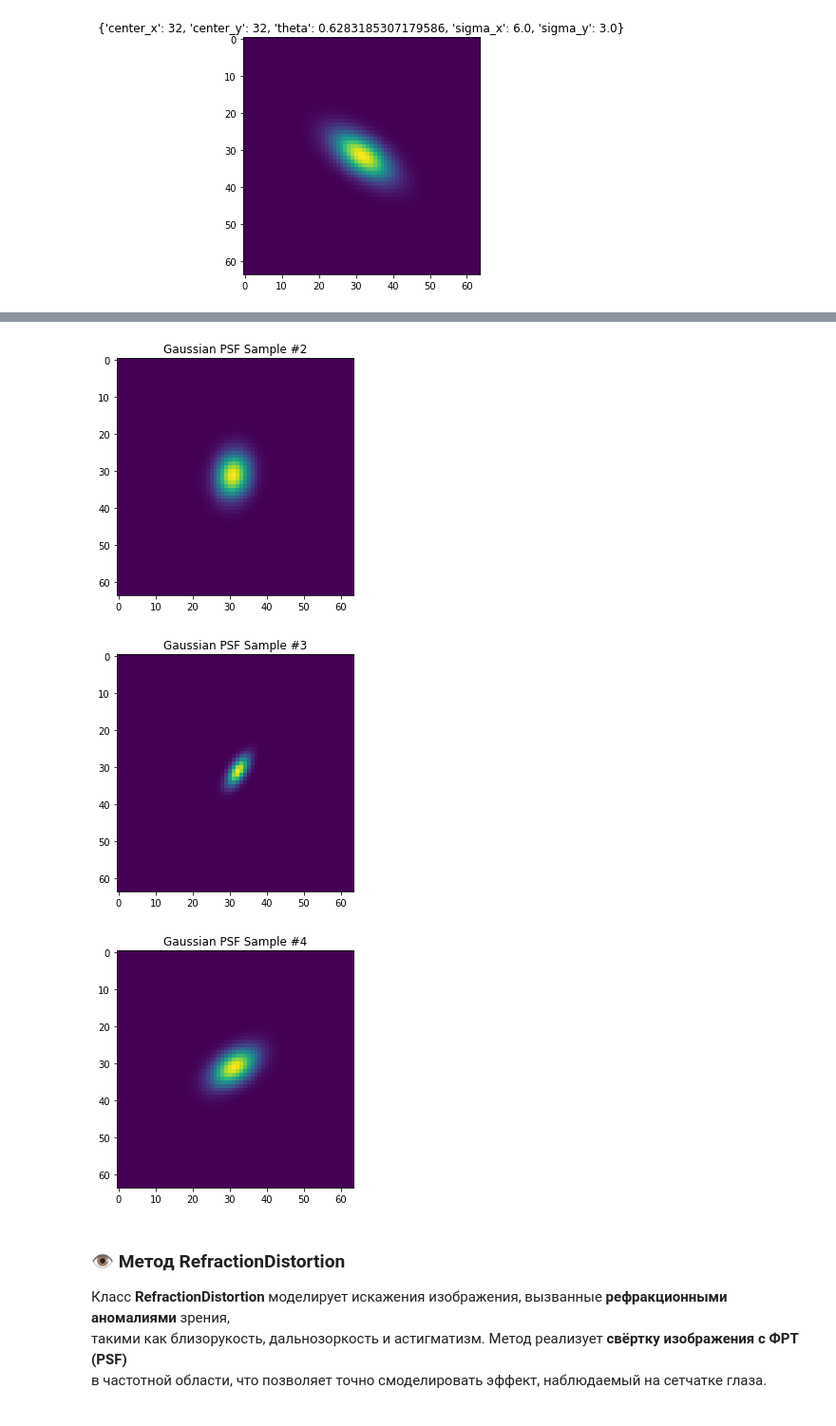
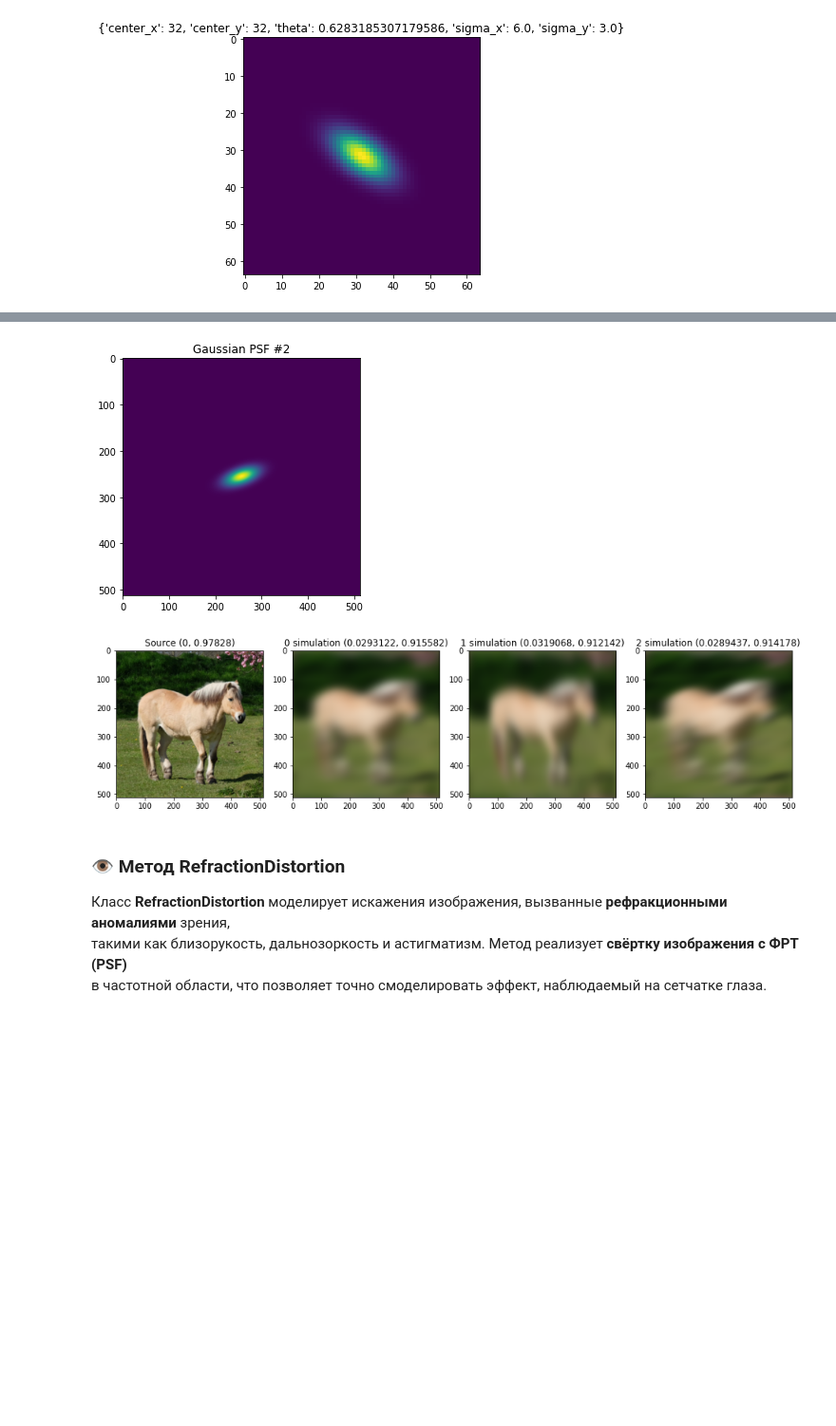
Before and after one commit to pyolimp/pyolimp, a Jupyter notebook: docs/source/notebooks/simulate.ipynb, the cells around one changed output, grey strips where cells are left out. Shown at 95% size. Cells and saved outputs as stored; diff of their text form; code cells hidden in the pictures; blank space fills up the shorter version.

```diff
--- a/docs/source/notebooks/simulate.ipynb
+++ b/docs/source/notebooks/simulate.ipynb
@@ -195,20 +219,33 @@ show_one(PSFGauss(64, 64)(**params3), f"{params3}")
 # %%
 from olimp.precompensation.nn.dataset.psf_gauss import PsfGaussDataset
+from olimp.simulate._demo_distortion import demo
 
 dataset = PsfGaussDataset(
-    width=64,
-    height=64,
-    center_x={"name": "uniform", "a": 31.0,  "b": 33.0},   # центр по X в пикселях от 0 до 63
-    center_y={"name": "uniform", "a": 31.0,  "b": 33.0},   # центр по Y в пикселях от 0 до 63
+    width=512,
+    height=512,
+    center_x={"name": "uniform", "a": 255.0,  "b": 257.0},   # центр по X в пикселях от 0 до 63
+    center_y={"name": "uniform", "a": 255.0,  "b": 257.0},   # центр по Y в пикселях от 0 до 63
     theta={"name": "uniform",   "a": 0.0,  "b": 180.0},   # угол поворота в градусах
-    sigma_x={"name": "uniform", "a": 1.0,  "b": 5.0},    # sigma по X в пикселях
-    sigma_y={"name": "uniform", "a": 1.0,  "b": 5.0},    # sigma по Y в пикселях
-    seed=42,
+    sigma_x={"name": "uniform", "a": 5.0,  "b": 25.0},    # sigma по X в пикселях
+    sigma_y={"name": "uniform", "a": 5.0,  "b": 25.0},    # sigma по Y в пикселях
+    seed=99,
     size=100
 )
 
-# 2) Берём первые N=5 через прямой доступ и визуализируем
-for idx in range(5):
-    psf = dataset[idx]       # Tensor shape (1, H, W)
-    show_one(psf[0], title=f"Gaussian PSF Sample #{idx}")
+def demo_simulate():
+    apply_fn = dataset.apply()
+    funcs = []
+
+    for i in range(3):
+        psf = dataset[i]
+        show_one(psf[0], title=f"Gaussian PSF #{i}")
+
+        # создаём функцию с захваченным индексом
+        funcs.append((
+            lambda image, i=i: list(apply_fn(image))[i], f"{i}"
+        ))
+
+    return funcs
+
+demo("RefractionDistortion", demo_simulate, on="horse.jpg", size=(512, 512))
 # %% [output]
@@ -217,6 +254,5 @@ for idx in range(5):
-[figure, old version]
+[figure, new version]
-[figure, old version]
+[figure, new version]
-[figure, removed]
 # %% [markdown]
 ### 👁 Метод RefractionDistortion
 
```
Also changed, not shown: parts of 6 cells of this notebook, 4 other files.
